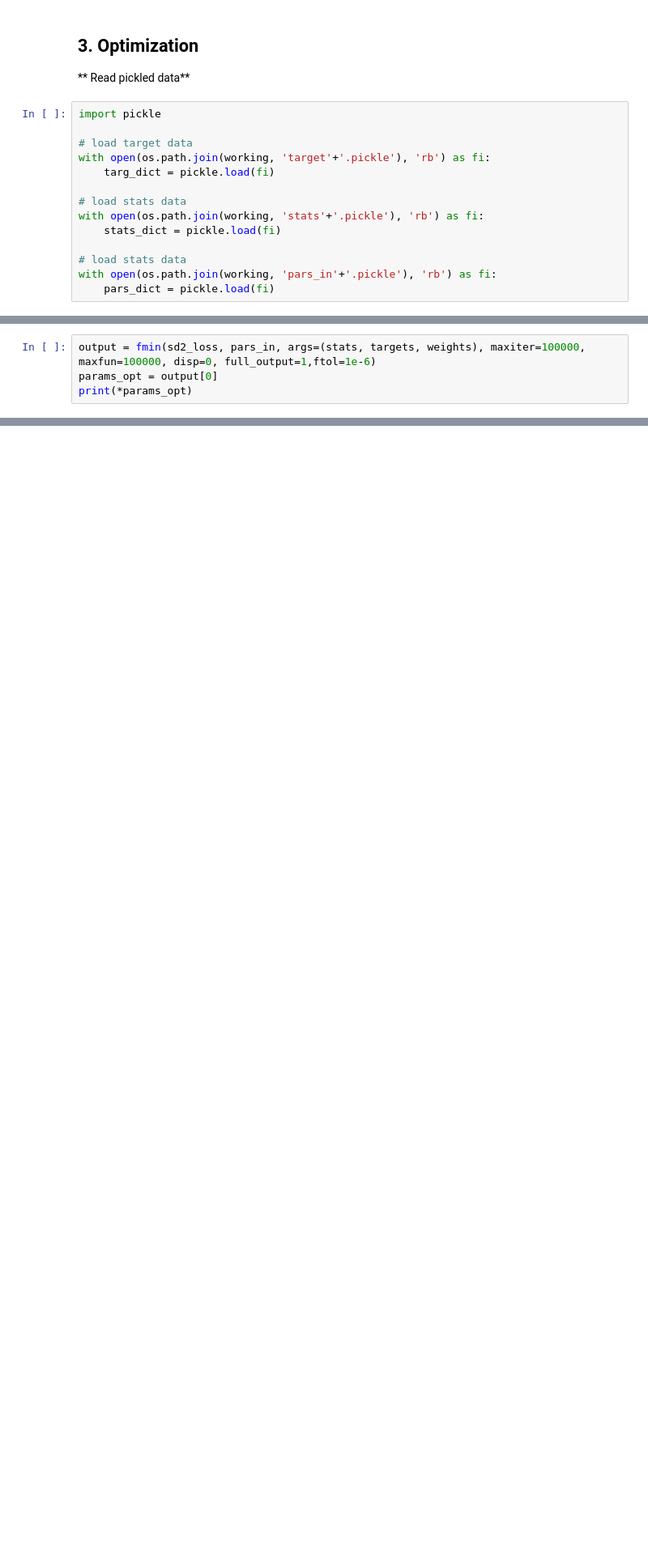
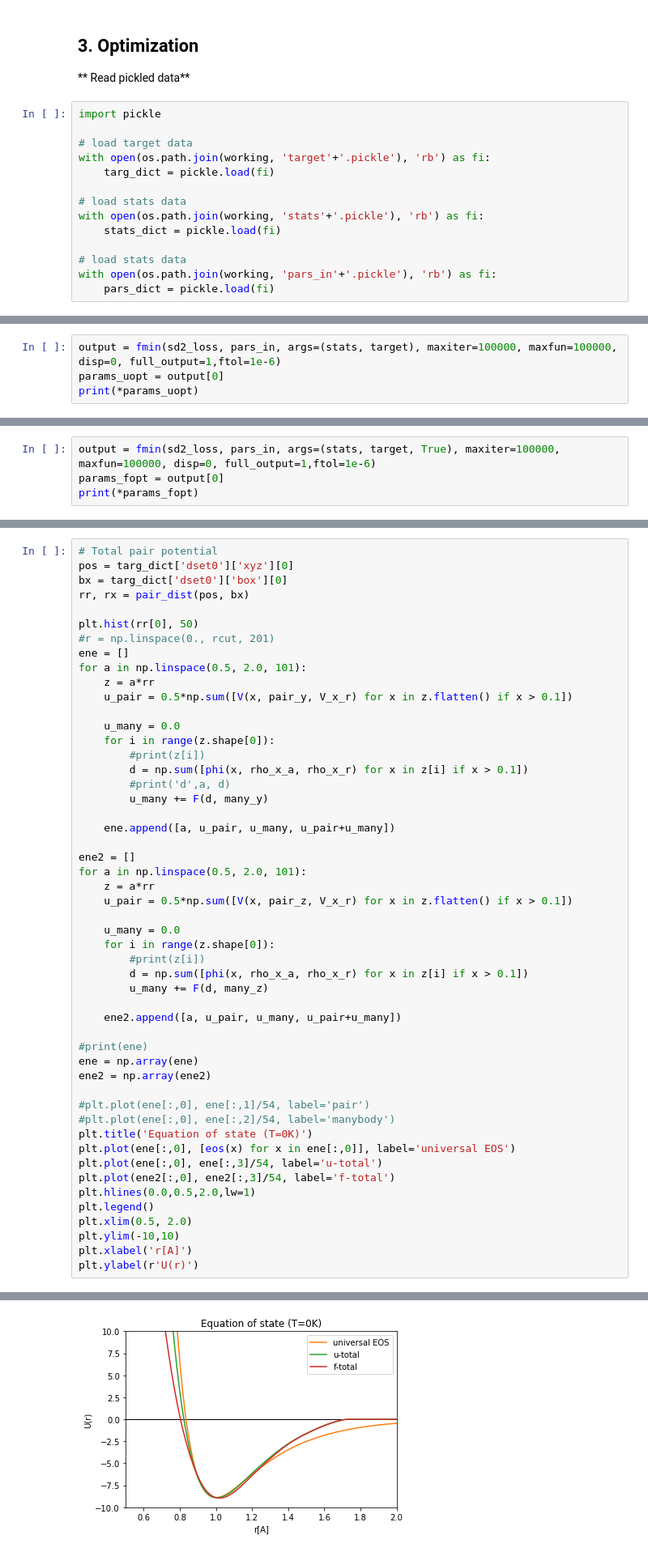
Before and after one commit to vlcekl/eam-models, a Jupyter notebook: notebooks/IFF_optimize.ipynb, the cells around one changed output, grey strips where cells are left out. Shown at 81% size. Cells and saved outputs as stored; diff of their text form; blank space fills up the shorter version.

```diff
--- a/notebooks/IFF_optimize.ipynb
+++ b/notebooks/IFF_optimize.ipynb
@@ -568,4 +513,4 @@ for k, v in stats_dict.items():
 # %%
-output = fmin(sd2_loss, pars_in, args=(stats, targets, weights), maxiter=100000, maxfun=100000, disp=0, full_output=1,ftol=1e-6)
-params_opt = output[0]
-print(*params_opt)
+output = fmin(sd2_loss, pars_in, args=(stats, target), maxiter=100000, maxfun=100000, disp=0, full_output=1,ftol=1e-6)
+params_uopt = output[0]
+print(*params_uopt)
@@ -571,0 +521,4 @@ print(*params_opt)
+# %%
+output = fmin(sd2_loss, pars_in, args=(stats, target, True), maxiter=100000, maxfun=100000, disp=0, full_output=1,ftol=1e-6)
+params_fopt = output[0]
+print(*params_fopt)
@@ -571,0 +712,52 @@ print(*params_opt)
+# %%
+# Total pair potential
+pos = targ_dict['dset0']['xyz'][0]
+bx = targ_dict['dset0']['box'][0]
+rr, rx = pair_dist(pos, bx)
+
+plt.hist(rr[0], 50)
+#r = np.linspace(0., rcut, 201)
+ene = []
+for a in np.linspace(0.5, 2.0, 101):
+    z = a*rr
+    u_pair = 0.5*np.sum([V(x, pair_y, V_x_r) for x in z.flatten() if x > 0.1])
+
+    u_many = 0.0
+    for i in range(z.shape[0]):
+        #print(z[i])
+        d = np.sum([phi(x, rho_x_a, rho_x_r) for x in z[i] if x > 0.1])
+        #print('d',a, d)
+        u_many += F(d, many_y)
+
+    ene.append([a, u_pair, u_many, u_pair+u_many])
+
+ene2 = []
+for a in np.linspace(0.5, 2.0, 101):
+    z = a*rr
+    u_pair = 0.5*np.sum([V(x, pair_z, V_x_r) for x in z.flatten() if x > 0.1])
+
+    u_many = 0.0
+    for i in range(z.shape[0]):
+        #print(z[i])
+        d = np.sum([phi(x, rho_x_a, rho_x_r) for x in z[i] if x > 0.1])
+        u_many += F(d, many_z)
+
+    ene2.append([a, u_pair, u_many, u_pair+u_many])
+
+#print(ene)
+ene = np.array(ene)
+ene2 = np.array(ene2)
+
+#plt.plot(ene[:,0], ene[:,1]/54, label='pair')
+#plt.plot(ene[:,0], ene[:,2]/54, label='manybody')
+plt.title('Equation of state (T=0K)')
+plt.plot(ene[:,0], [eos(x) for x in ene[:,0]], label='universal EOS')
+plt.plot(ene[:,0], ene[:,3]/54, label='u-total')
+plt.plot(ene2[:,0], ene2[:,3]/54, label='f-total')
+plt.hlines(0.0,0.5,2.0,lw=1)
+plt.legend()
+plt.xlim(0.5, 2.0)
+plt.ylim(-10,10)
+plt.xlabel('r[A]')
+plt.ylabel(r'U(r)')
+# %% [output]
@@ -571,0 +765 @@ print(*params_opt)
+[figure, added]
```
Also changed, not shown: parts of 29 cells of this notebook, 4 other files.
